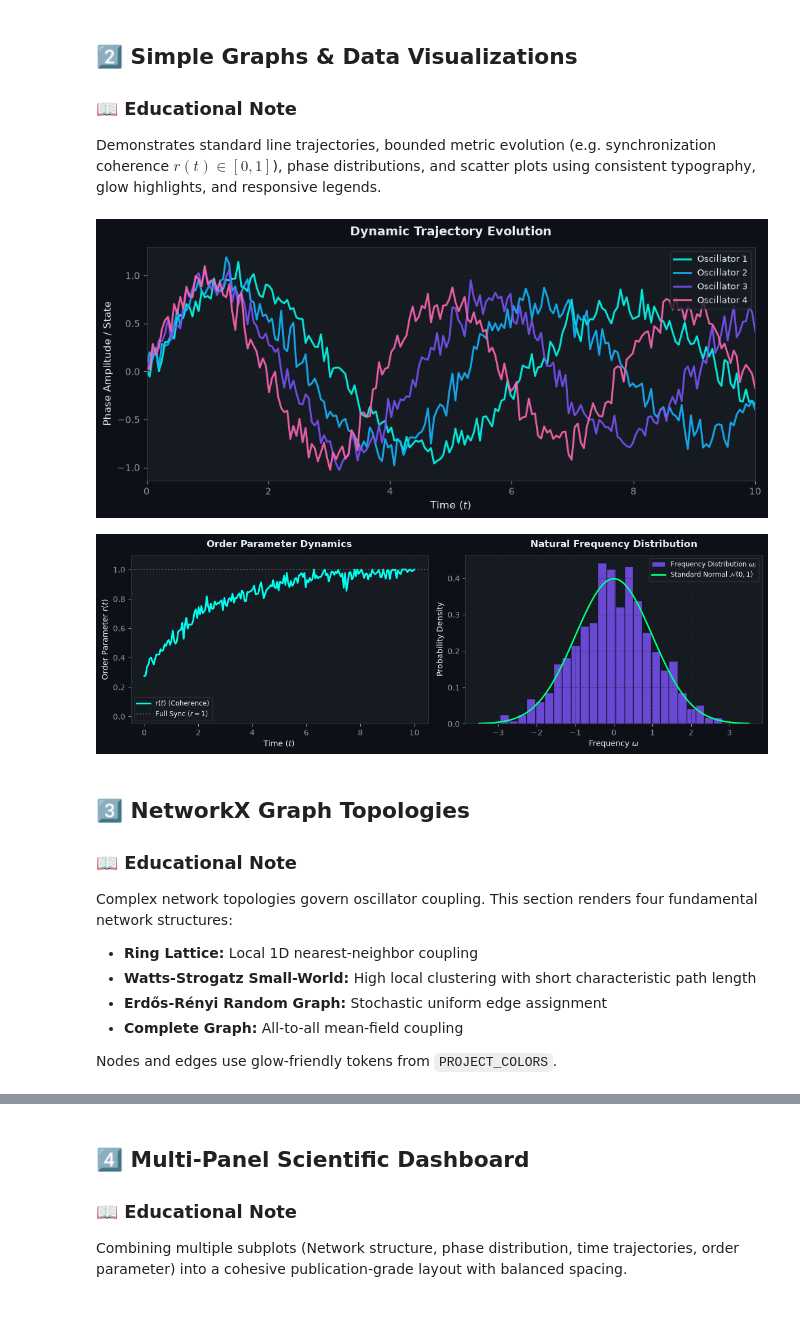
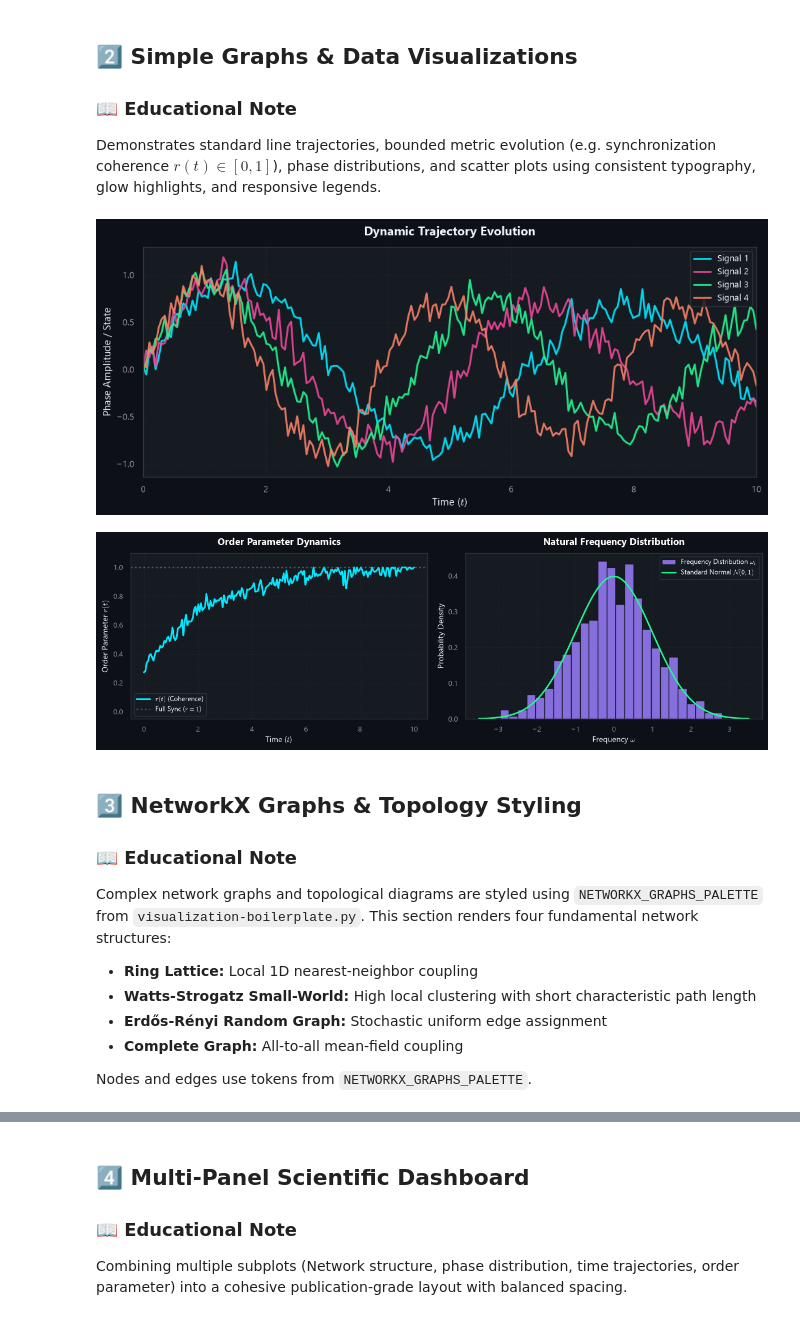
Before and after one commit to eigenscribe/agent-workspace, a Jupyter notebook: boilerplates/visuals-boilerplate.ipynb, the cells around one changed output, grey strips where cells are left out. Cells and saved outputs as stored; diff of their text form; code cells hidden in the pictures.

```diff
--- a/boilerplates/visuals-boilerplate.ipynb
+++ b/boilerplates/visuals-boilerplate.ipynb
@@ -110,32 +79,32 @@ Demonstrates standard line trajectories, bounded metric evolution (e.g. synchron
 # %%
 # Set deterministic seed
 rng = np.random.default_rng(42)
 
 # Synthesize sample trajectory data
 time = np.linspace(0, 10, 200)
 n_signals = 4
 signals = np.array([
     np.sin(time * (1.0 + 0.2 * i)) * np.exp(-0.05 * time) + 0.1 * rng.normal(size=len(time))
     for i in range(n_signals)
 ])
 
-colors = [PROJECT_COLORS["cyan_light"], PROJECT_COLORS["blue_light"], PROJECT_COLORS["purple_light"], PROJECT_COLORS["pink_vibrant"]]
-labels = [f"Oscillator {i+1}" for i in range(n_signals)]
+colors = HIGH_CONTRAST_CYCLE[:n_signals]
+labels = [f"Signal {i+1}" for i in range(n_signals)]
 
 # Create Time Series Plot
 fig, ax = plt.subplots(figsize=(10, 4.5))
 for i in range(n_signals):
     ax.plot(time, signals[i], label=labels[i], color=colors[i], linewidth=2.0, alpha=0.9)
 
 ax.set_title("Dynamic Trajectory Evolution", fontsize=13, fontweight="bold", pad=12, color=TEXT_PRIMARY)
 ax.set_xlabel("Time ($t$)", fontsize=11, color=TEXT_PRIMARY)
 ax.set_ylabel("Phase Amplitude / State", fontsize=11, color=TEXT_PRIMARY)
 ax.legend(loc="upper right", facecolor=CARD_BG, edgecolor=BORDER_COLOR, fontsize=9)
 ax.set_xlim(0, 10)
 plt.tight_layout()
 plt.show()
 # %% [output]
-[figure, old version]
+[figure, new version]
 # %%
 # Synthesize Bounded Metric & Distribution Plot
 order_param = 1.0 - 0.7 * np.exp(-0.4 * time) + 0.03 * rng.normal(size=len(time))
@@ -144,7 +113,7 @@ order_param = np.clip(order_param, 0.0, 1.0)
 fig, (ax1, ax2) = plt.subplots(1, 2, figsize=(12, 4))
 
 # Left: Order Parameter Evolution
-ax1.plot(time, order_param, color=PROJECT_COLORS["cyan_light"], linewidth=2.2, label="$r(t)$ (Coherence)")
+ax1.plot(time, order_param, color=THEME_TOKENS["primary_light"], linewidth=2.2, label="$r(t)$ (Coherence)")
 ax1.axhline(1.0, color=TEXT_MUTED, linestyle=":", alpha=0.5, label="Full Sync ($r=1$)")
 ax1.set_title("Order Parameter Dynamics", fontsize=12, fontweight="bold", pad=10)
 ax1.set_xlabel("Time ($t$)", fontsize=10)
@@ -155,11 +124,11 @@ ax1.legend(facecolor=CARD_BG, edgecolor=BORDER_COLOR, fontsize=8.5)
 # Right: Distribution Histogram
 samples = rng.normal(loc=0.0, scale=1.0, size=500)
 n_bins, bins, patches = ax2.hist(
-    samples, bins=25, density=True, color=PROJECT_COLORS["purple_light"],
+    samples, bins=25, density=True, color=THEME_TOKENS["secondary"],
     edgecolor=THEME_BG, alpha=0.85, label="Frequency Distribution $\\omega_i$"
 )
 x_fit = np.linspace(-3.5, 3.5, 100)
-ax2.plot(x_fit, 1.0 / np.sqrt(2 * np.pi) * np.exp(-0.5 * x_fit**2), color=PROJECT_COLORS["green_jade"], linewidth=2.0, label="Standard Normal $\\mathcal{N}(0, 1)$")
+ax2.plot(x_fit, 1.0 / np.sqrt(2 * np.pi) * np.exp(-0.5 * x_fit**2), color=THEME_TOKENS["tertiary_light"], linewidth=2.0, label="Standard Normal $\\mathcal{N}(0, 1)$")
 ax2.set_title("Natural Frequency Distribution", fontsize=12, fontweight="bold", pad=10)
 ax2.set_xlabel("Frequency $\\omega$", fontsize=10)
 ax2.set_ylabel("Probability Density", fontsize=10)
@@ -168,18 +137,18 @@ ax2.legend(facecolor=CARD_BG, edgecolor=BORDER_COLOR, fontsize=8.5)
 plt.tight_layout()
 plt.show()
 # %% [output]
-[figure, old version]
+[figure, new version]
 # %% [markdown]
-## 3️⃣ NetworkX Graph Topologies
+## 3️⃣ NetworkX Graphs & Topology Styling
 
 ### 📖 Educational Note
-Complex network topologies govern oscillator coupling. This section renders four fundamental network structures:
+Complex network graphs and topological diagrams are styled using `NETWORKX_GRAPHS_PALETTE` from `visualization-boilerplate.py`. This section renders four fundamental network structures:
 - **Ring Lattice:** Local 1D nearest-neighbor coupling
 - **Watts-Strogatz Small-World:** High local clustering with short characteristic path length
 - **Erdős-Rényi Random Graph:** Stochastic uniform edge assignment
 - **Complete Graph:** All-to-all mean-field coupling
 
-Nodes and edges use glow-friendly tokens from `PROJECT_COLORS`.
+Nodes and edges use tokens from `NETWORKX_GRAPHS_PALETTE`.
 # %%
 # Generate 4 standard network topologies
 n_nodes = 12
```
Also changed, not shown: parts of 12 cells of this notebook, 6 other files.
